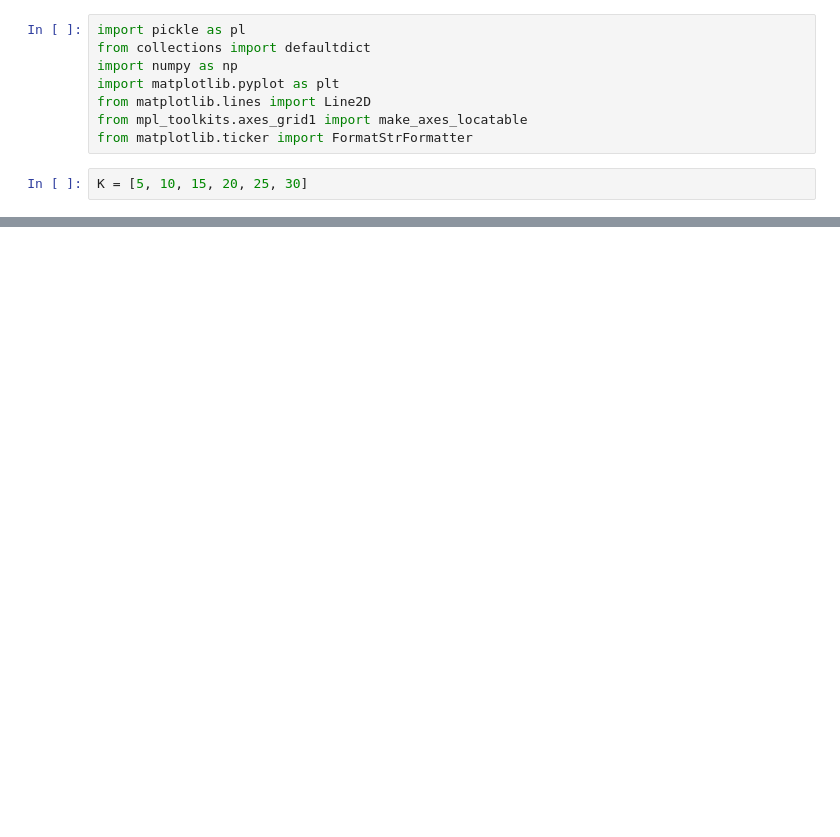
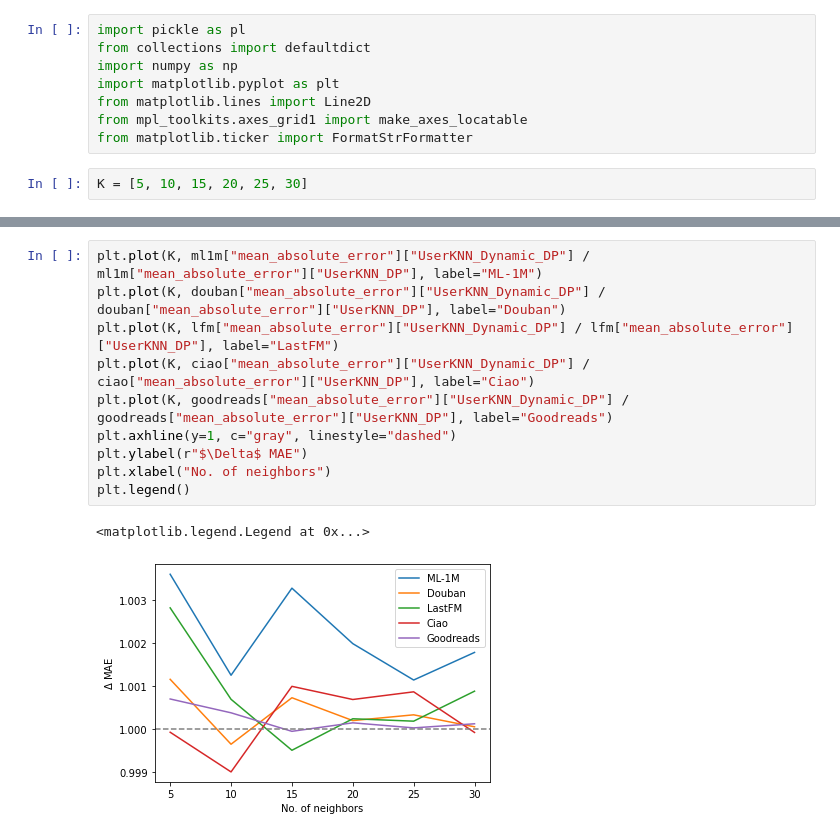
Before and after one commit to pmuellner/ReuseKNN, a Jupyter notebook: results/NeuReuse/Visualization.ipynb, the cells around one changed output, grey strips where cells are left out. Saved outputs shown, nothing was run; the diff lists cells and outputs as text; blank space fills up the shorter version.

```diff
--- a/results/NeuReuse/Visualization.ipynb
+++ b/results/NeuReuse/Visualization.ipynb
@@ -214,0 +213,13 @@ fig.align_ylabels(axes)
+# %%
+plt.plot(K, ml1m["mean_absolute_error"]["UserKNN_Dynamic_DP"] / ml1m["mean_absolute_error"]["UserKNN_DP"], label="ML-1M")
+plt.plot(K, douban["mean_absolute_error"]["UserKNN_Dynamic_DP"] / douban["mean_absolute_error"]["UserKNN_DP"], label="Douban")
+plt.plot(K, lfm["mean_absolute_error"]["UserKNN_Dynamic_DP"] / lfm["mean_absolute_error"]["UserKNN_DP"], label="LastFM")
+plt.plot(K, ciao["mean_absolute_error"]["UserKNN_Dynamic_DP"] / ciao["mean_absolute_error"]["UserKNN_DP"], label="Ciao")
+plt.plot(K, goodreads["mean_absolute_error"]["UserKNN_Dynamic_DP"] / goodreads["mean_absolute_error"]["UserKNN_DP"], label="Goodreads")
+plt.axhline(y=1, c="gray", linestyle="dashed")
+plt.ylabel(r"$\Delta$ MAE")
+plt.xlabel("No. of neighbors")
+plt.legend()
+# %% [output]
+<matplotlib.legend.Legend at 0x...>
+[figure, added]
```
Also changed, not shown: parts of 12 cells of this notebook, 2 other files.
